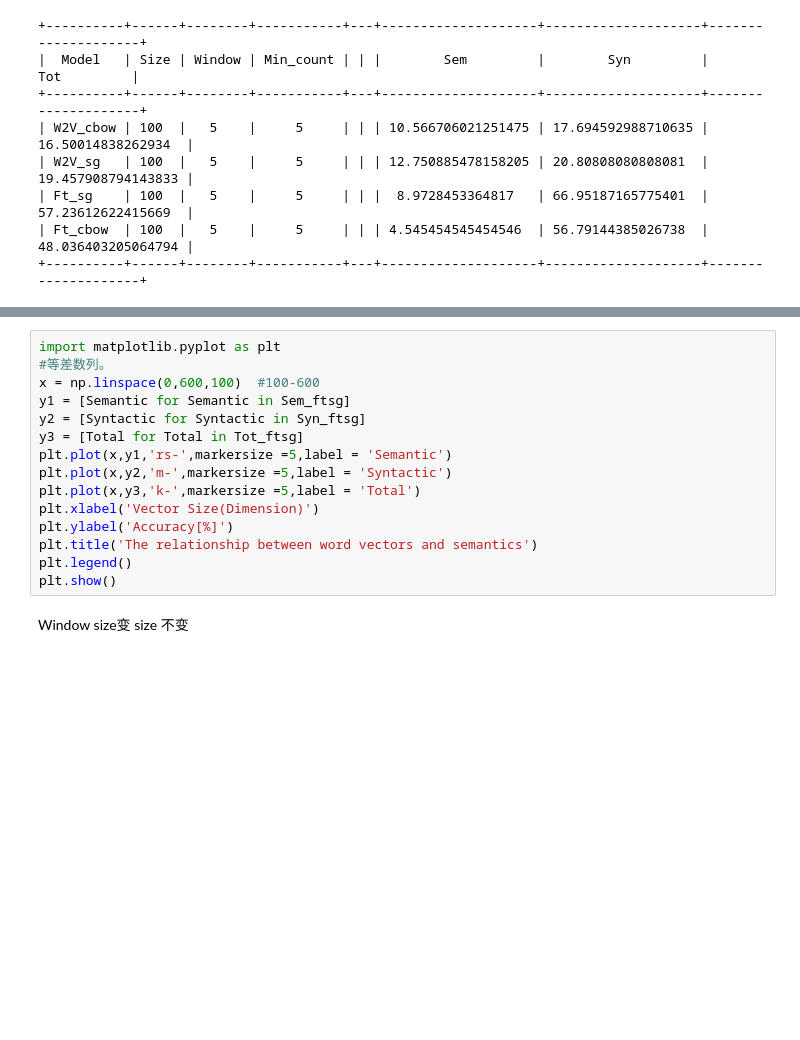
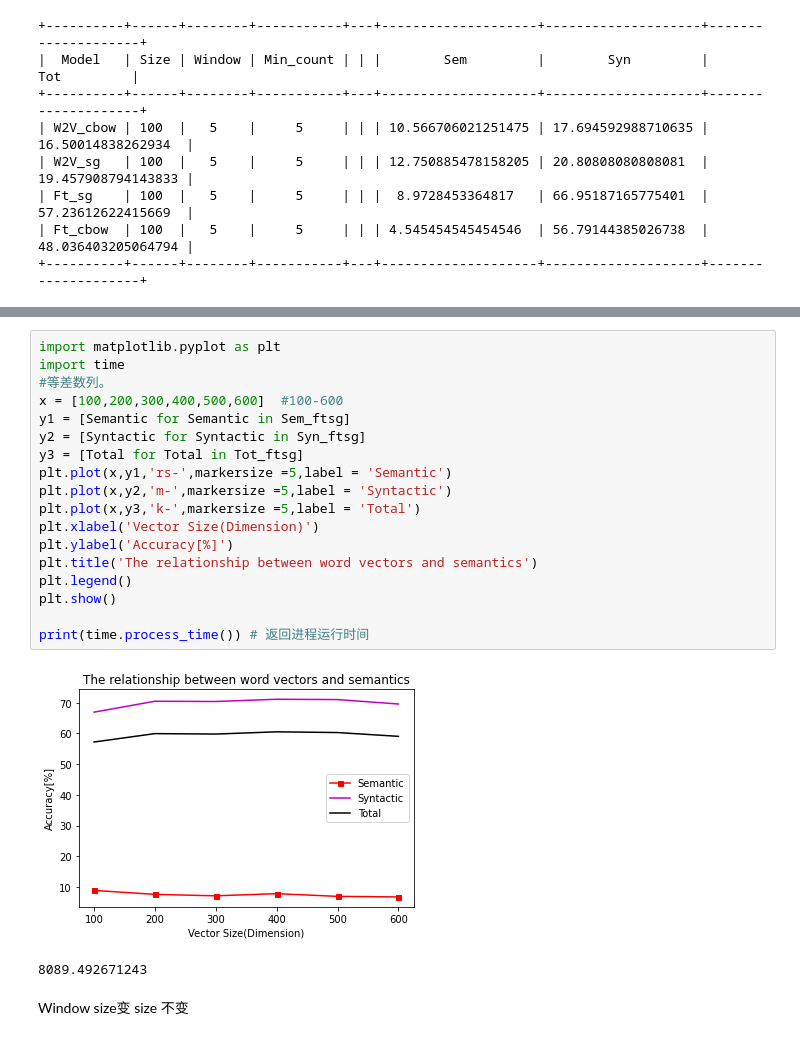
Before and after one commit to Alecia113/NLP-Emotional-analysis, a Jupyter notebook: 3_2Word_Embedding_Evaluation.ipynb, the cells around one changed output, grey strips where cells are left out. Saved outputs shown, nothing was run; the diff lists cells and outputs as text; blank space fills up the shorter version.

```diff
--- a/3_2Word_Embedding_Evaluation.ipynb
+++ b/3_2Word_Embedding_Evaluation.ipynb
@@ -327,18 +328,24 @@ ACCURACY TOP1: 81.48% (616/756)
 # %%
 import matplotlib.pyplot as plt
+import time
 #等差数列。
-x = np.linspace(0,600,100)  #100-600
+x = [100,200,300,400,500,600]  #100-600
 y1 = [Semantic for Semantic in Sem_ftsg]
 y2 = [Syntactic for Syntactic in Syn_ftsg]
 y3 = [Total for Total in Tot_ftsg]
 plt.plot(x,y1,'rs-',markersize =5,label = 'Semantic')
 plt.plot(x,y2,'m-',markersize =5,label = 'Syntactic')
 plt.plot(x,y3,'k-',markersize =5,label = 'Total')
 plt.xlabel('Vector Size(Dimension)')
 plt.ylabel('Accuracy[%]')
 plt.title('The relationship between word vectors and semantics')
 plt.legend()
 plt.show()
+
+print(time.process_time()) # 返回进程运行时间
+# %% [output]
+[figure, added]
+8089.492671243
 # %% [markdown]
 Window size变  size 不变
 # %%
```
Also changed, not shown: parts of 3 cells of this notebook.
